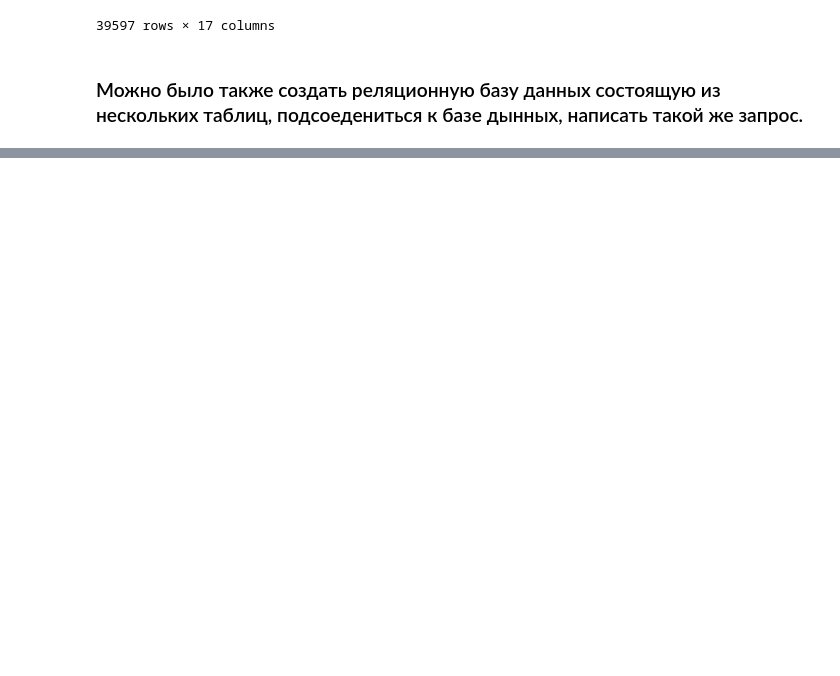
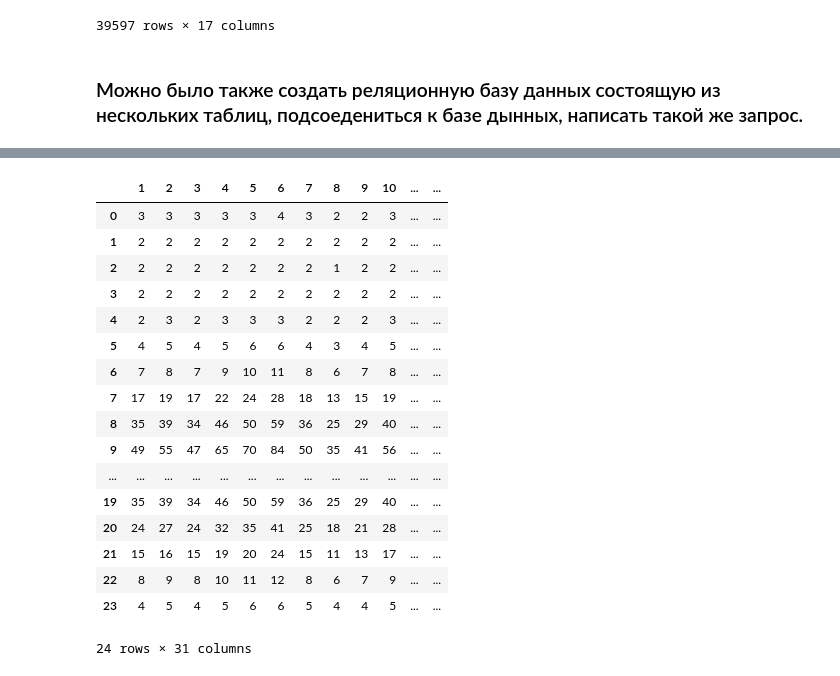
Before and after one commit to Jorshya/fin_analyst, a Jupyter notebook: Task.ipynb, the cells around one changed output, grey strips where cells are left out. Drawn from its saved outputs; the diff is of its cells as text; code cells hidden in the pictures; blank space fills up the shorter version.

Commit message:
find quantity operators for call slie to days and hours,find man-hours

```diff
--- a/Task.ipynb
+++ b/Task.ipynb
@@ -608,0 +681,9 @@ df_final_merge
+# %%
+# делаем матрицу звонков в соответствии с загрузкой
+count = 0
+for call_final_cnt in list(data_mnth.call_final_cnt):
+    l = [load*call_final_cnt for load in data_day_load.load]
+    count += 1
+    data_day_load['transaction'+ str(count)] = pd.Series(l)
+# %%
+data_day_load['transaction_1'] = data_day_load['load']*6900.58
@@ -608,0 +711,15 @@ df_final_merge
+# %%
+required_positions_scenarios = {"service_level": [service_level], "max_occupancy": [max_occupancy]}
+operators_list= []
+for transaction in data_day_load.iloc[::,2:]:
+        param_grid = { "transactions": list(data_day_load[str(transaction)]), "aht": [aht],"interval": [interval], "asa": [asa]}
+        multi_erlang = MultiErlangC(param_grid=param_grid, n_jobs=-1)
+
+        positions_requirements = multi_erlang.required_positions(required_positions_scenarios)
+        operators_list += list(pd.DataFrame(positions_requirements)['raw_positions'])
+# %%
+# Делаем reshape list, чтобы перевести в датафрейм
+df_oprtrs = pd.DataFrame(np.reshape(operators_list,(-1,24)))
+# создаем датафрейм с кол-вом операторов, на каждый час работы
+df_oprtrs = df_oprtrs.T # транспонируем
+df_oprtrs.columns = list(range(1,32)) # присваиваем название колонок,чтобы соответствовали названию дней
@@ -608,0 +748,22 @@ df_final_merge
+# %%
+# Отображаем дата фрейм с рачетом  кол-ва операторов по дням и по часам в рамках каждого дня
+display(df_oprtrs)
+# %% [output]
+|  | 1 | 2 | 3 | 4 | 5 | 6 | 7 | 8 | 9 | 10 | ... | ... |
+| 0 | 3 | 3 | 3 | 3 | 3 | 4 | 3 | 2 | 2 | 3 | ... | ... |
+| 1 | 2 | 2 | 2 | 2 | 2 | 2 | 2 | 2 | 2 | 2 | ... | ... |
+| 2 | 2 | 2 | 2 | 2 | 2 | 2 | 2 | 1 | 2 | 2 | ... | ... |
+| 3 | 2 | 2 | 2 | 2 | 2 | 2 | 2 | 2 | 2 | 2 | ... | ... |
+| 4 | 2 | 3 | 2 | 3 | 3 | 3 | 2 | 2 | 2 | 3 | ... | ... |
+| 5 | 4 | 5 | 4 | 5 | 6 | 6 | 4 | 3 | 4 | 5 | ... | ... |
+| 6 | 7 | 8 | 7 | 9 | 10 | 11 | 8 | 6 | 7 | 8 | ... | ... |
+| 7 | 17 | 19 | 17 | 22 | 24 | 28 | 18 | 13 | 15 | 19 | ... | ... |
+| 8 | 35 | 39 | 34 | 46 | 50 | 59 | 36 | 25 | 29 | 40 | ... | ... |
+| 9 | 49 | 55 | 47 | 65 | 70 | 84 | 50 | 35 | 41 | 56 | ... | ... |
+| ... | ... | ... | ... | ... | ... | ... | ... | ... | ... | ... | ... | ... |
+| 19 | 35 | 39 | 34 | 46 | 50 | 59 | 36 | 25 | 29 | 40 | ... | ... |
+| 20 | 24 | 27 | 24 | 32 | 35 | 41 | 25 | 18 | 21 | 28 | ... | ... |
+| 21 | 15 | 16 | 15 | 19 | 20 | 24 | 15 | 11 | 13 | 17 | ... | ... |
+| 22 | 8 | 9 | 8 | 10 | 11 | 12 | 8 | 6 | 7 | 9 | ... | ... |
+| 23 | 4 | 5 | 4 | 5 | 6 | 6 | 5 | 4 | 4 | 5 | ... | ... |
+24 rows × 31 columns
```
Also changed, not shown: parts of 18 cells of this notebook.
